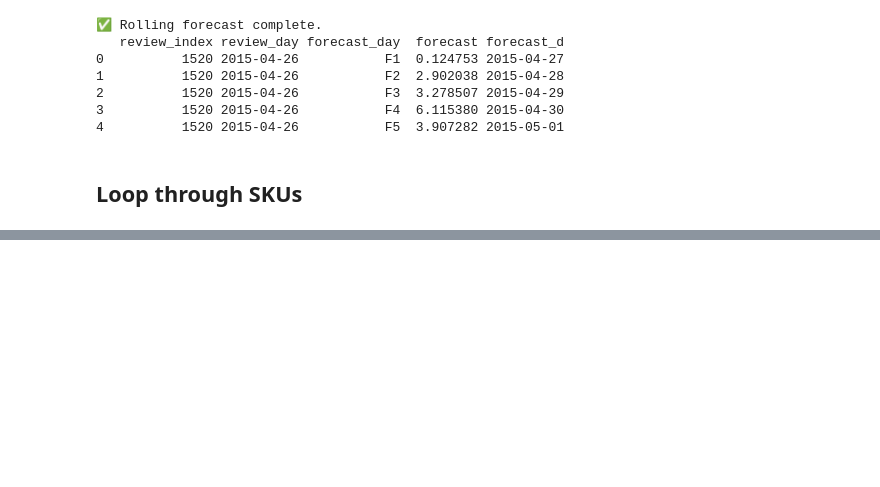
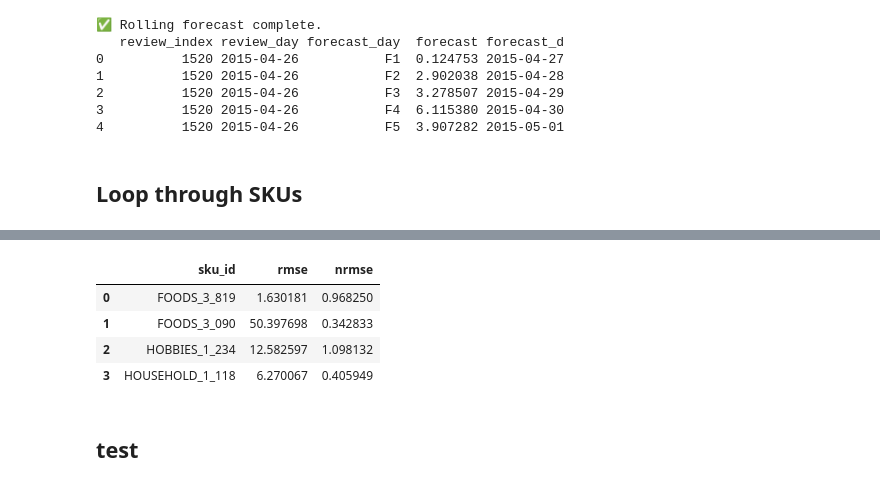
Before and after one commit to Clairey33/IOE541-Project----From-Forecasts-to-Fulfillment, a Jupyter notebook: Code/lgbm_growing_window_forecasts.ipynb, the cells around one changed output, grey strips where cells are left out. Drawn from its saved outputs; the diff is of its cells as text; code cells hidden in the pictures; blank space fills up the shorter version.

```diff
--- a/Code/lgbm_growing_window_forecasts.ipynb
+++ b/Code/lgbm_growing_window_forecasts.ipynb
@@ -255,0 +279,12 @@ You can set `force_col_wise=true` to remove the overhead.
+# %%
+# Print RMSE for each SKU
+rmse_df = pd.DataFrame(sku_rmse_list)
+rmse_df
+# %% [output]
+|  | sku_id | rmse | nrmse |
+| 0 | FOODS_3_819 | 1.630181 | 0.968250 |
+| 1 | FOODS_3_090 | 50.397698 | 0.342833 |
+| 2 | HOBBIES_1_234 | 12.582597 | 1.098132 |
+| 3 | HOUSEHOLD_1_118 | 6.270067 | 0.405949 |
+# %% [markdown]
+## test
```
Also changed, not shown: parts of 4 cells of this notebook, 31 other files.
